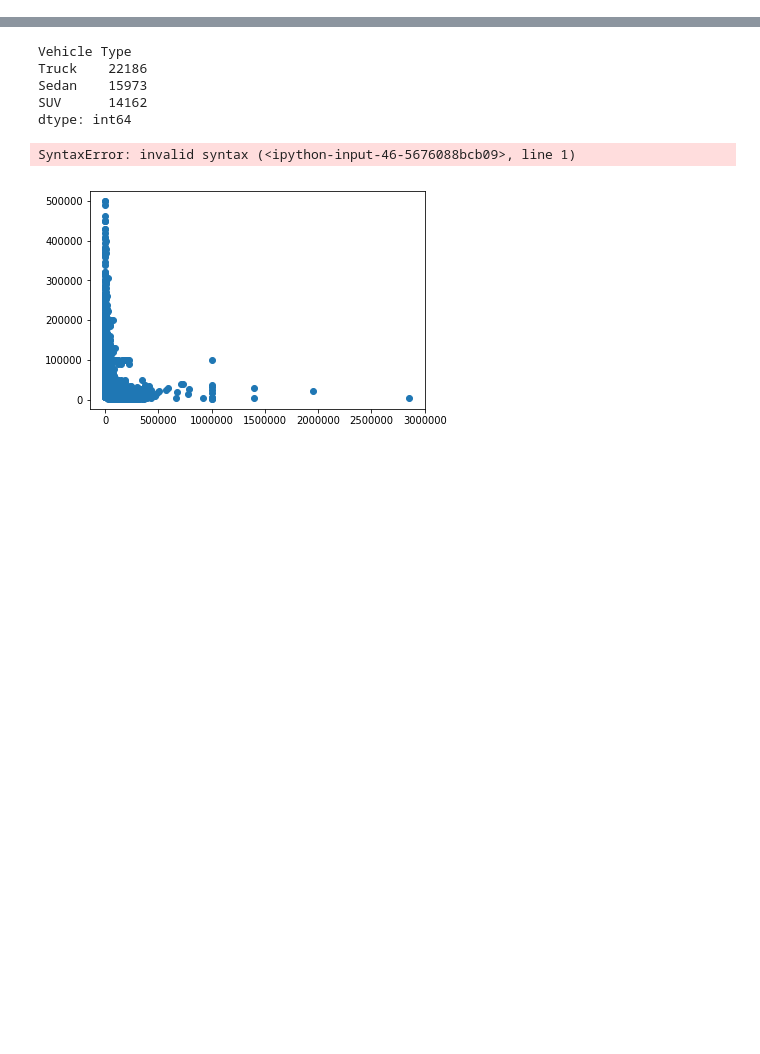
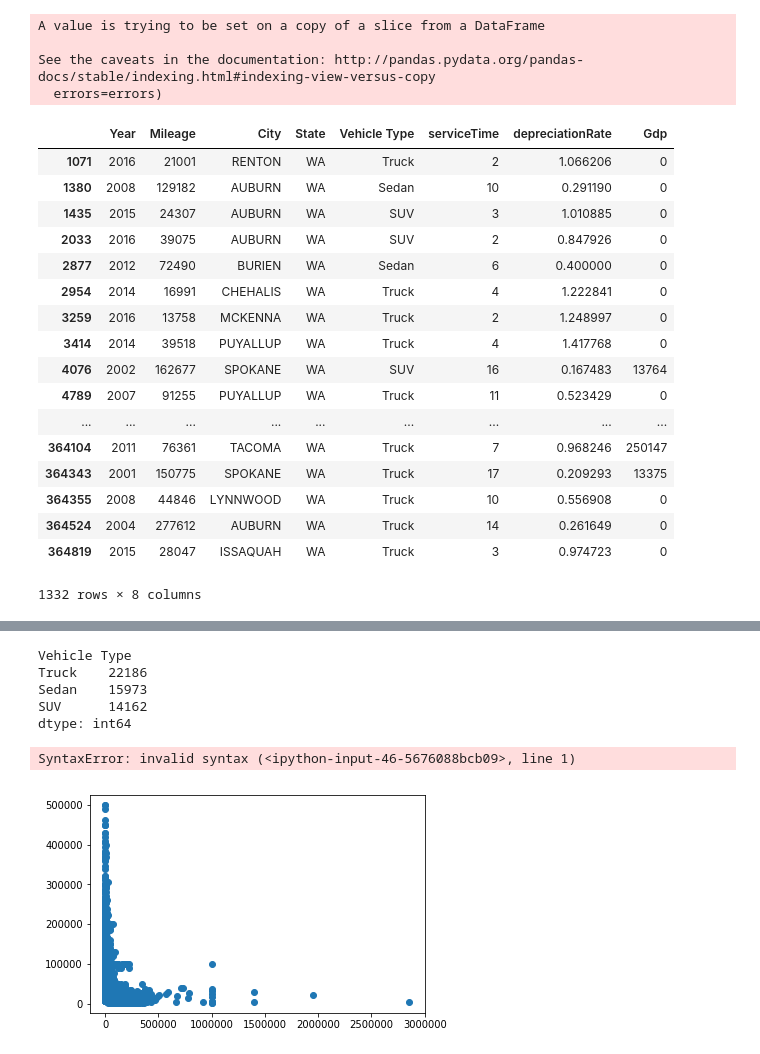
Before and after one commit to ZhuoShan/INFO370FinalProject, a Jupyter notebook: plot.ipynb, the cells around one changed output, grey strips where cells are left out. Drawn from its saved outputs; the diff is of its cells as text; code cells hidden in the pictures; blank space fills up the shorter version.

```diff
--- a/plot.ipynb
+++ b/plot.ipynb
@@ -144,0 +58,12 @@ used_car_copy.loc[(used_car_copy.Make == 'FORD') & (used_car_copy.Model == 'SUPE
+# %%
+#Select car in WA
+WAUsedCar = used_car_copy[used_car_copy['State'].str.contains('WA')]
+WAUsedCar.drop(WAUsedCar.columns[0],axis=1,inplace=True)
+#WAUsedCar['City'] = WAUsedCar['City'].str.upper()
+#WAUsedCarGrouped = WAUsedCar.groupby('City')
+#WAUsedCarGrouped.size().sort_values(ascending=False)
+# %% [output]
+A value is trying to be set on a copy of a slice from a DataFrame
+
+See the caveats in the documentation: http://pandas.pydata.org/pandas-docs/stable/indexing.html#indexing-view-versus-copy
+  errors=errors)
@@ -144,0 +74,44 @@ used_car_copy.loc[(used_car_copy.Make == 'FORD') & (used_car_copy.Model == 'SUPE
+# %%
+#remove cars are not made in the year of 2001 to 2017
+WAUsedCar = WAUsedCar[(WAUsedCar['Year'] >2000) & (WAUsedCar['Year'] <2018)]
+# %%
+#add a column of service time
+WAUsedCar['serviceTime'] = 2018 - WAUsedCar['Year']
+#get depreciationRate and then drop price and original price
+WAUsedCar['depreciationRate'] = WAUsedCar['Price']/WAUsedCar['Original Price']
+WAUsedCar.drop(WAUsedCar.columns[0],axis=1,inplace=True)
+WAUsedCar.drop(WAUsedCar.columns[6],axis=1,inplace=True)
+#drop make and model column
+WAUsedCar.drop(WAUsedCar.columns[4],axis=1,inplace=True)
+WAUsedCar.drop(WAUsedCar.columns[4],axis=1,inplace=True)
+# %%
+WAUsedCar['Gdp'] = 0
+WAUsedCar['City'] = WAUsedCar['City'].str.upper()
+gdp['GeoName'] = gdp['GeoName'].str.upper()
+for index,car in WAUsedCar.iterrows():
+    allGdp = gdp[(gdp['GeoName'].str.contains(car['City']))]
+    col = [col for col in allGdp.columns if str(car['Year']) in col]
+    Gdp = allGdp[col].values.tolist()
+    if len(Gdp) > 0:
+        car['Gdp'] = Gdp[0][0]
+        WAUsedCar.at[index,'Gdp'] = float(Gdp[0][0])
+WAUsedCar
+# %% [output]
+|  | Year | Mileage | City | State | Vehicle Type | serviceTime | depreciationRate | Gdp |
+| 1071 | 2016 | 21001 | RENTON | WA | Truck | 2 | 1.066206 | 0 |
+| 1380 | 2008 | 129182 | AUBURN | WA | Sedan | 10 | 0.291190 | 0 |
+| 1435 | 2015 | 24307 | AUBURN | WA | SUV | 3 | 1.010885 | 0 |
+| 2033 | 2016 | 39075 | AUBURN | WA | SUV | 2 | 0.847926 | 0 |
+| 2877 | 2012 | 72490 | BURIEN | WA | Sedan | 6 | 0.400000 | 0 |
+| 2954 | 2014 | 16991 | CHEHALIS | WA | Truck | 4 | 1.222841 | 0 |
+| 3259 | 2016 | 13758 | MCKENNA | WA | Truck | 2 | 1.248997 | 0 |
+| 3414 | 2014 | 39518 | PUYALLUP | WA | Truck | 4 | 1.417768 | 0 |
+| 4076 | 2002 | 162677 | SPOKANE | WA | SUV | 16 | 0.167483 | 13764 |
+| 4789 | 2007 | 91255 | PUYALLUP | WA | Truck | 11 | 0.523429 | 0 |
+| ... | ... | ... | ... | ... | ... | ... | ... | ... |
+| 364104 | 2011 | 76361 | TACOMA | WA | Truck | 7 | 0.968246 | 250147 |
+| 364343 | 2001 | 150775 | SPOKANE | WA | Truck | 17 | 0.209293 | 13375 |
+| 364355 | 2008 | 44846 | LYNNWOOD | WA | Truck | 10 | 0.556908 | 0 |
+| 364524 | 2004 | 277612 | AUBURN | WA | Truck | 14 | 0.261649 | 0 |
+| 364819 | 2015 | 28047 | ISSAQUAH | WA | Truck | 3 | 0.974723 | 0 |
+1332 rows × 8 columns
```
Also changed, not shown: parts of 15 cells of this notebook, 1 other file.
